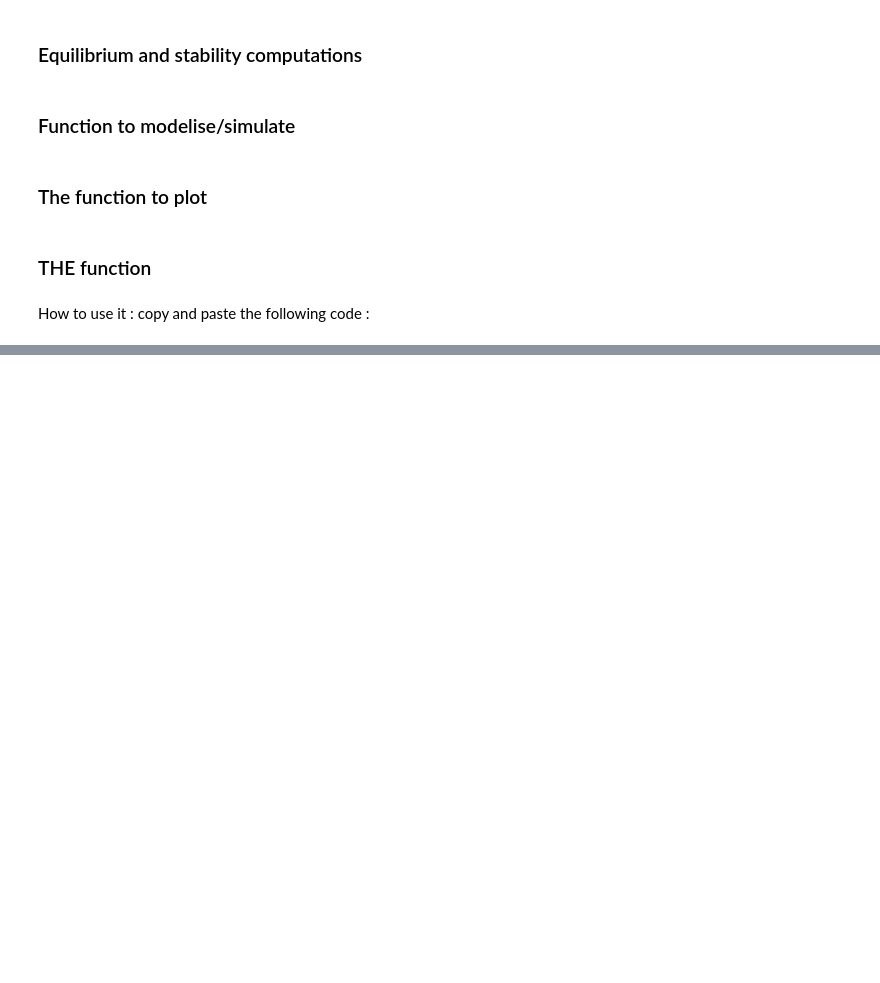
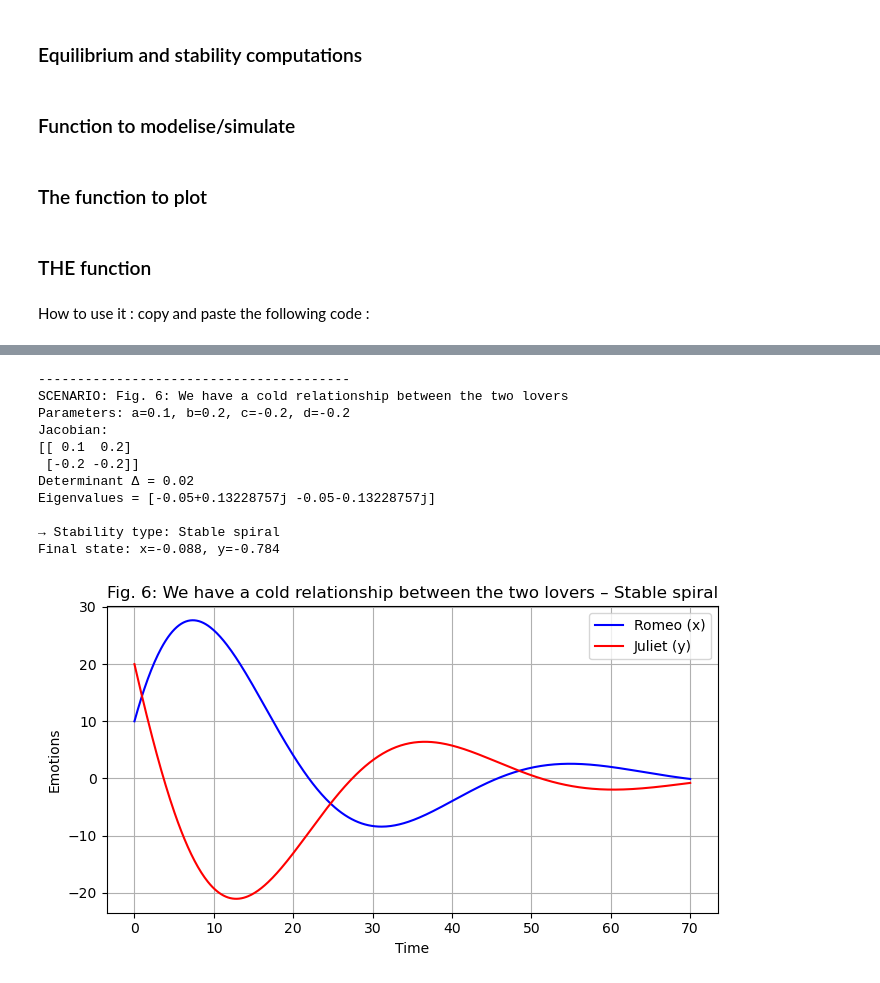
Before and after one commit to leaponsi/Psycho-Affective_Stability, a Jupyter notebook: mathmodelingproject.ipynb, the cells around one changed output, grey strips where cells are left out. Drawn from its saved outputs; the diff is of its cells as text; code cells hidden in the pictures; blank space fills up the shorter version.

```diff
--- a/mathmodelingproject.ipynb
+++ b/mathmodelingproject.ipynb
@@ -154,0 +169,21 @@ Final state: x=1201431.833, y=846855.142
+# %%
+scenarios = {
+    "Fig. 6: We have a cold relationship between the two lovers": (0.1, 0.2, -0.2, -0.2),
+    }
+
+# Run them all
+for name, params in scenarios.items():
+    run_scenario(name, *params, x0=10, y0=20)
+# %% [output]
+----------------------------------------
+SCENARIO: Fig. 6: We have a cold relationship between the two lovers
+Parameters: a=0.1, b=0.2, c=-0.2, d=-0.2
+Jacobian:
+[[ 0.1  0.2]
+ [-0.2 -0.2]]
+Determinant Δ = 0.02
+Eigenvalues = [-0.05+0.13228757j -0.05-0.13228757j]
+
+→ Stability type: Stable spiral
+Final state: x=-0.088, y=-0.784
+[figure, added]
```
Also changed, not shown: parts of 6 cells of this notebook.
